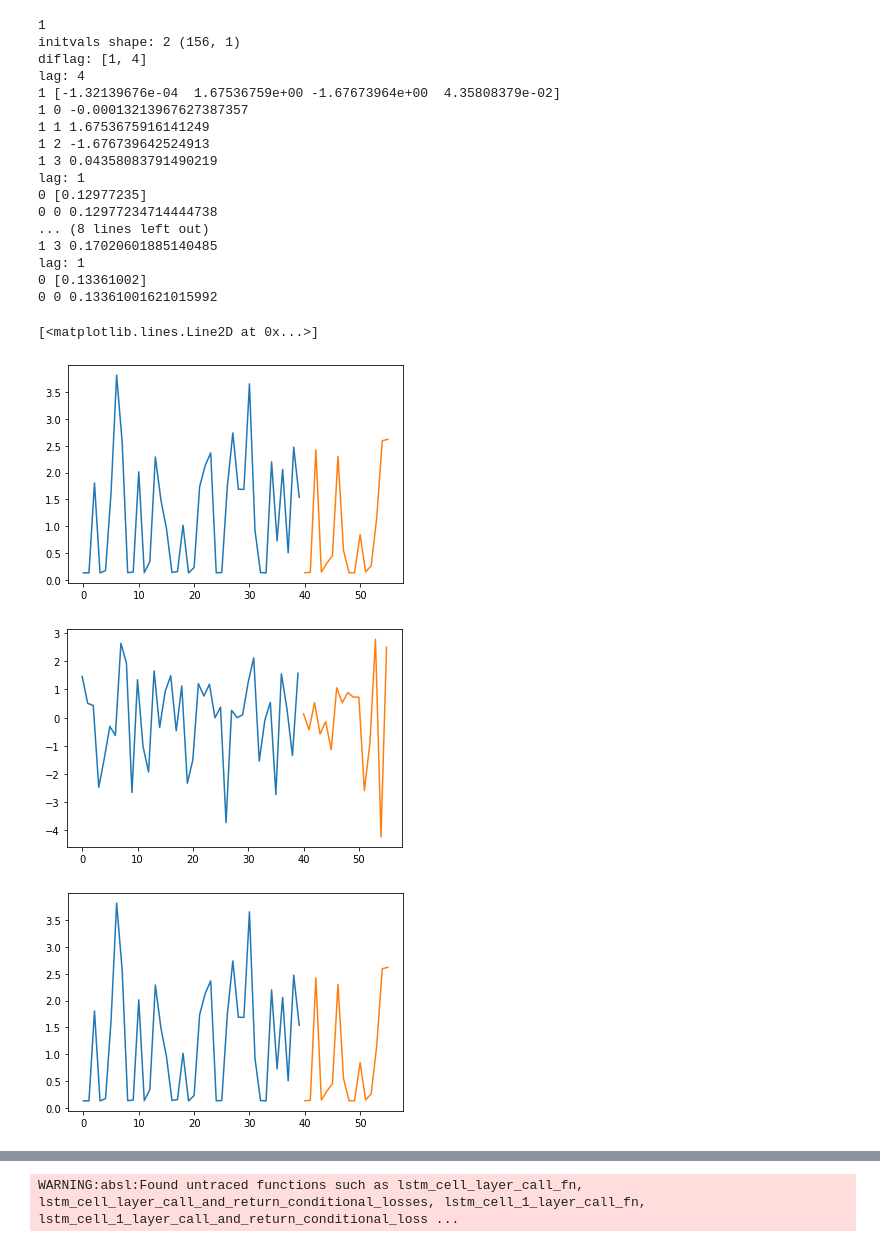
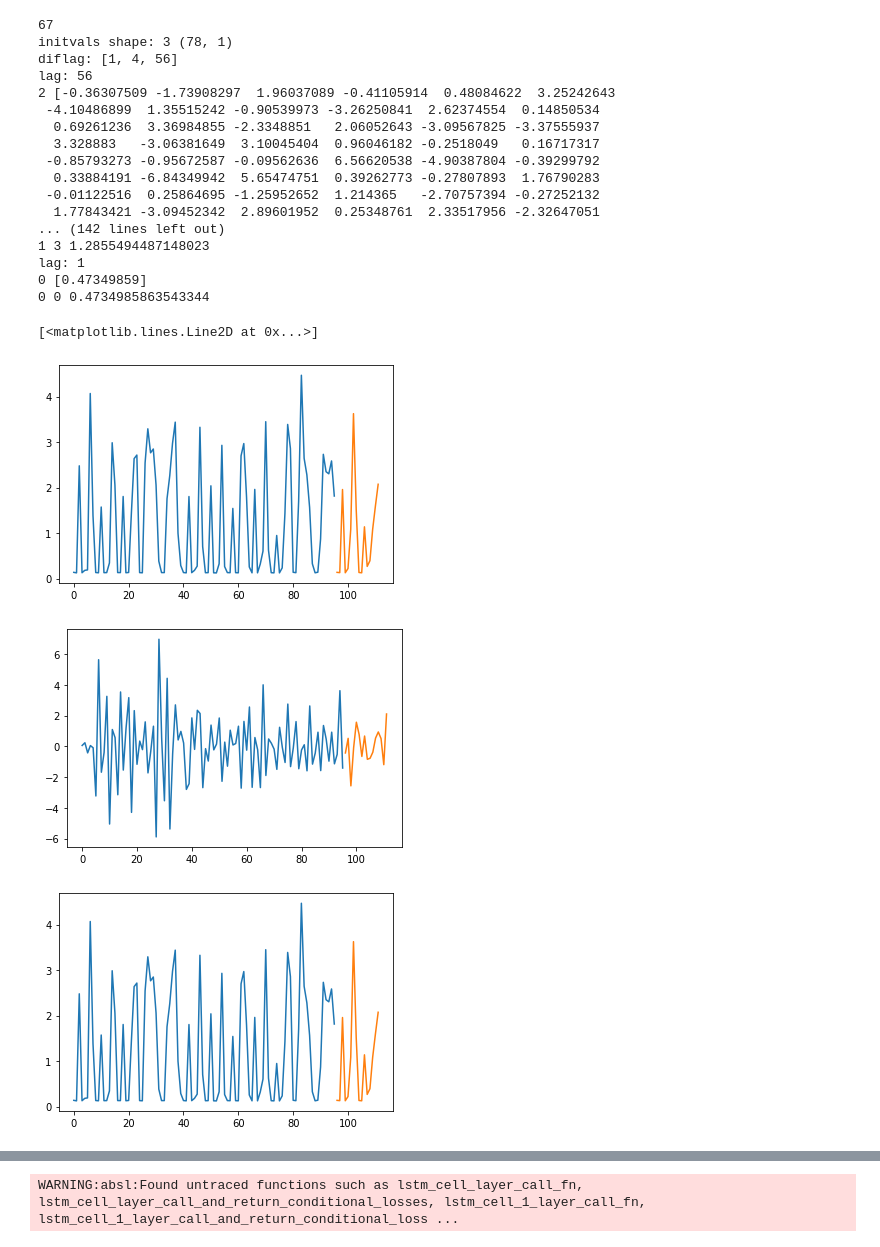
Before and after one commit to jurek1029/HouseholdEnergyPredictor, a Jupyter notebook: RNN-2.ipynb, the cells around one changed output, grey strips where cells are left out. Saved outputs shown, nothing was run; the diff lists cells and outputs as text; code cells hidden in the pictures.

```diff
--- a/RNN-2.ipynb
+++ b/RNN-2.ipynb
@@ -715,49 +720,49 @@ LSTMBatchNormDrop = MyModel(
     predDataFun=predDataDefault
 )
 # %%
-i = 1
+i = 0
 LPGOG.load()
-xog = LPGOG.XTrain[i]
-yog = LPGOG.YTrain[i]
+xog = LPGOG.XTest[i]
+yog = LPGOG.YTest[i]
 
 LPG.load()
-xt = LPG.XTrain[i]
-yt = LPG.YTrain[i]
+xt = LPG.XTest[i]
+yt = LPG.YTest[i]
 # %%
-xx = LPG.diffInvers(xt.flatten(),True,i)
-yy = LPG.diffInvers(yt.flatten(),False,i)
+xx = LPG.diffInvers(xt.flatten(),True,i + len(LPG.XTrain) + len(LPG.XValid))
+yy = LPG.diffInvers(yt[-1].flatten(),False,i + len(LPG.XTrain) + len(LPG.XValid))
 # %% [output]
-1
-initvals shape: 2 (156, 1)
-diflag: [1, 4]
-lag: 4
-1 [-1.32139676e-04  1.67536759e+00 -1.67673964e+00  4.35808379e-02]
-1 0 -0.00013213967627387357
-1 1 1.6753675916141249
-1 2 -1.676739642524913
-1 3 0.04358083791490219
+67
+initvals shape: 3 (78, 1)
+diflag: [1, 4, 56]
+lag: 56
+2 [-0.36307509 -1.73908297  1.96037089 -0.41105914  0.48084622  3.25242643
+ -4.10486899  1.35515242 -0.90539973 -3.26250841  2.62374554  0.14850534
+  0.69261236  3.36984855 -2.3348851   2.06052643 -3.09567825 -3.37555937
+  3.328883   -3.06381649  3.10045404  0.96046182 -0.2518049   0.16717317
+ -0.85793273 -0.95672587 -0.09562636  6.56620538 -4.90387804 -0.39299792
+  0.33884191 -6.84349942  5.65474751  0.39262773 -0.27807893  1.76790283
+ -0.01122516  0.25864695 -1.25952652  1.214365   -2.70757394 -0.27252132
+  1.77843421 -3.09452342  2.89601952  0.25348761  2.33517956 -2.32647051
+... (142 lines left out)
+1 3 1.2855494487148023
 lag: 1
-0 [0.12977235]
-0 0 0.12977234714444738
-... (8 lines left out)
-1 3 0.17020601885140485
-lag: 1
-0 [0.13361002]
-0 0 0.13361001621015992
+0 [0.47349859]
+0 0 0.4734985863543344
 # %%
 plt.plot(xog)
-plt.plot(np.arange(len(xog),len(xog) + yog.shape[0]), yog)
+plt.plot(np.arange(len(xog),len(xog) + yog.shape[1]), yog[-1])
 plt.figure()
 plt.plot(xt)
-plt.plot(np.arange(len(xt),len(xt) + len(yt)), yt)
+plt.plot(np.arange(len(xt),len(xt) + yt.shape[1]), yt[-1])
 plt.figure()
 plt.plot(xx)
 plt.plot(np.arange(len(xx),len(xx) + len(yy)), yy)
 # %% [output]
 [<matplotlib.lines.Line2D at 0x...>]
-[figure, old version]
+[figure, new version]
-[figure, old version]
+[figure, new version]
-[figure, old version]
+[figure, new version]
 # %%
 np.random.seed(42)
 tf.random.set_seed(42)
```
Also changed, not shown: parts of 6 cells of this notebook, 1 other file.
